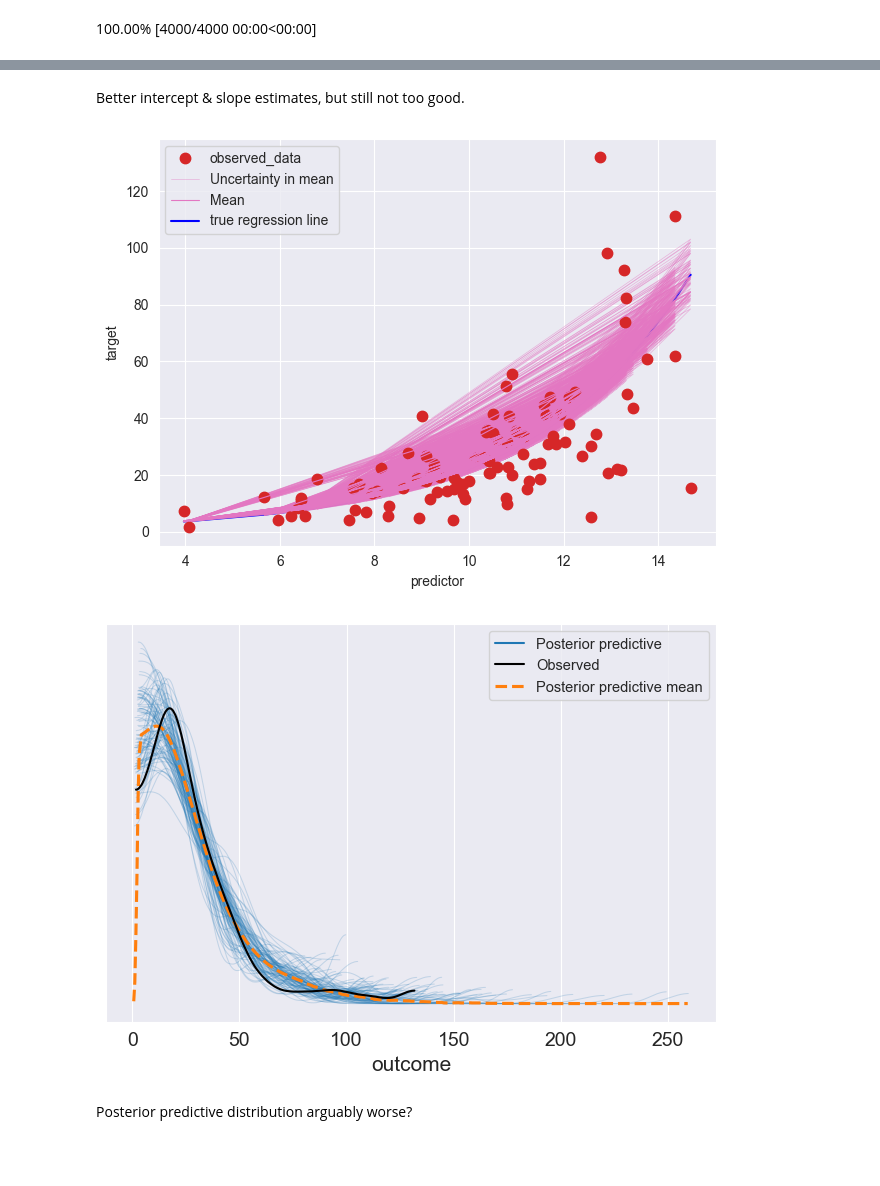
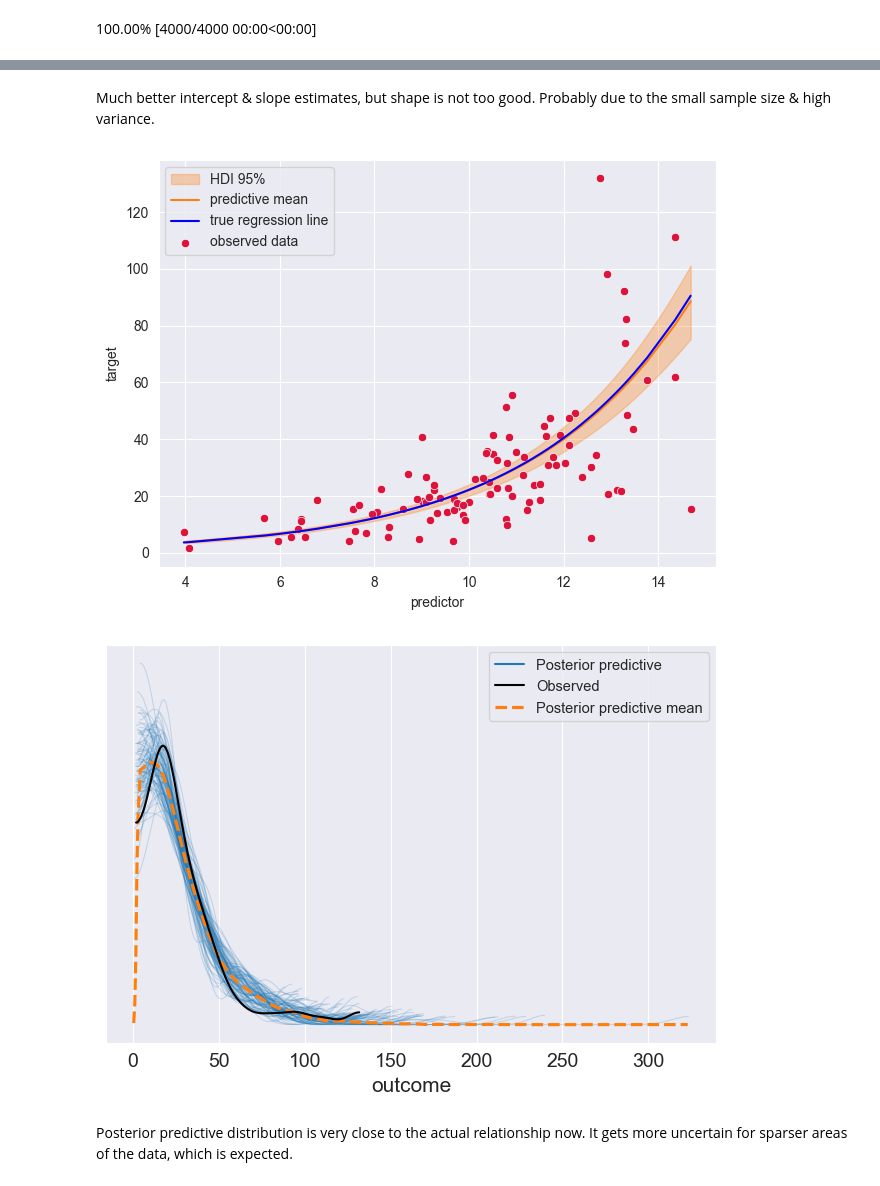
Before and after one commit to AhmetZamanis/BayesianModelingExperiments, a Jupyter notebook: LinearRegression/GammaGLM.ipynb, the cells around one changed output, grey strips where cells are left out. Drawn from its saved outputs; the diff is of its cells as text; code cells hidden in the pictures; blank space fills up the shorter version.

```diff
--- a/LinearRegression/GammaGLM.ipynb
+++ b/LinearRegression/GammaGLM.ipynb
@@ -25,7 +25,8 @@ n_obs = 100
 x_mean = 10
 x_sd = 2
 x = rng.normal(x_mean, x_sd, n_obs)
-xarray = xr.DataArray(x, dims = ["plot_dim"])
+xarray = xr.DataArray(x, dims = "outcome_dim_0") # For plotting with arviz
+xarray = xarray.assign_coords({"outcome_dim_0": np.arange(0, 100, 1)})
 
 # Relationship & link function
 true_intercept = 0.1 # Value of log(y) when X is zero
@@ -330,28 +426,36 @@ _ = az.plot_trace(
 # %% [markdown]
-Better intercept & slope estimates, but still not too good.
+Much better intercept & slope estimates, but shape is not too good. Probably due to the small sample size & high variance.
 # %%
 # Simulate fitted regression lines
-informative_posterior.posterior["fitted"] = np.exp(informative_posterior.posterior["intercept"] + informative_posterior.posterior["slope"] * xarray)
+informative_fitted = (np.exp(informative_posterior.posterior["intercept"] + informative_posterior.posterior["slope"] * xarray))
 # %%
-# Plot regression lines
-_ = az.plot_lm(
-    idata = informative_posterior,
-    x = x, # Predictor values
-    y = y, # Real target
-    y_model = "fitted" # Fitted regression lines
+# Plot fitted vs. actual relationship
+_ = az.plot_hdi(
+    xarray,
+    informative_fitted,
+    fill_kwargs = {"alpha": 0.3, "label": "HDI 95%"},
+    hdi_prob = .95
 )
+
+_ = sns.lineplot(
+    x = np.sort(x),
+    y = np.sort(informative_fitted.mean(("chain", "draw")).values),
+    label = "predictive mean", color = "C1")
+
 _ = sns.lineplot(
     x = x,
     y = true_line,
     label = "true regression line", color = "blue")
+
+_ = sns.scatterplot(x = x, y = y, label = "observed data", color = "crimson")
 _ = plt.xlabel("predictor")
 _ = plt.ylabel("target")
 # %% [output]
-[figure, old version]
+[figure, new version]
 # %%
 # Plot posterior distribution
 _ = az.plot_ppc(informative_posterior, num_pp_samples = 100)
 # %% [output]
-[figure, old version]
+[figure, new version]
-# %% [markdown]
-Posterior predictive distribution arguably worse?
+# %% [markdown]
+Posterior predictive distribution is very close to the actual relationship now. It gets more uncertain for sparser areas of the data, which is expected.
```
Also changed, not shown: parts of 26 cells of this notebook, 3 other files.
